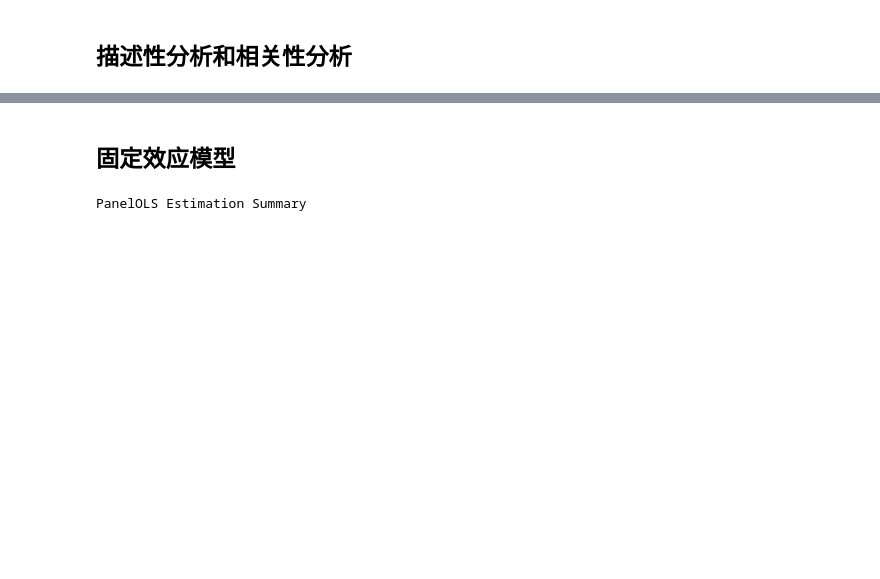
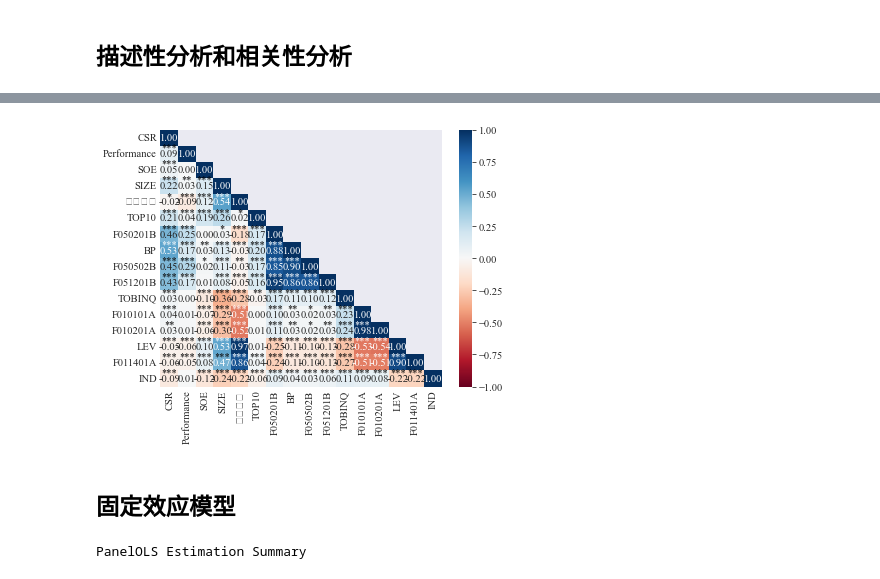
Before and after one commit to jiuwu-zzx/econometrics_homework, a Jupyter notebook: data_analysis.ipynb, the cells around one changed output, grey strips where cells are left out. Drawn from its saved outputs; the diff is of its cells as text; code cells hidden in the pictures; blank space fills up the shorter version.

```diff
--- a/data_analysis.ipynb
+++ b/data_analysis.ipynb
@@ -95,3 +120,89 @@ YEAR_2020  -0.250000  -0.250000  -0.250000   1.000000
+# %%
+# here put the import lib
+import pandas as pd
+import seaborn as sns
+import matplotlib.pyplot as plt
+import numpy as np
+from scipy.stats import pearsonr
+import matplotlib as mpl
+
+
+def cm2inch(x, y):
+    return x / 2.54, y / 2.54
+
+
+size1 = 10.5
+mpl.rcParams.update(
+    {
+        'text.usetex': False,
+        'font.family': 'stixgeneral',
+        'mathtext.fontset': 'stix',
+        "font.family": 'serif',
+        "font.size": size1,
+        "font.serif": ['Times New Roman'],
+    }
+)
+fontdict = {'weight': 'bold', 'size': size1, 'family': 'SimHei'}
+
+df_coor = df.corr()
+fig = plt.figure(figsize=(cm2inch(16, 12)))
+ax1 = plt.gca()
+
+#构造mask，去除重复数据显示
+mask = np.zeros_like(df_coor)
+mask[np.triu_indices_from(mask)] = True
+mask2 = mask
+mask = (np.flipud(mask) - 1) * (-1)
+mask = np.rot90(mask, k=-1)
+
+im1 = sns.heatmap(df_coor, annot=True, cmap="RdBu"
+                  , mask=mask  #构造mask，去除重复数据显示
+                  , vmax=1, vmin=-1
+                  , fmt='.2f', ax=ax1)
+
+ax1.tick_params(axis='both', length=0)
+
+#计算相关性显著性并显示
+rlist = []
+plist = []
+for i in df.columns.values:
+    for j in df.columns.values:
+        r, p = pearsonr(df[i], df[j])
+        rlist.append(r)
+        plist.append(p)
+
+rarr = np.asarray(rlist).reshape(len(df.columns.values), len(df.columns.values))
+parr = np.asarray(plist).reshape(len(df.columns.values), len(df.columns.values))
+xlist = ax1.get_xticks()
+ylist = ax1.get_yticks()
+
+widthx = 0
+widthy = -0.15
+
+for m in ax1.get_xticks():
+    for n in ax1.get_yticks():
+        pv = (parr[int(m), int(n)])
+        rv = (rarr[int(m), int(n)])
+        if mask2[int(m), int(n)] < 1.:
+            if abs(rv) > 0.5:
+                if pv < 0.05 and pv >= 0.01:
+                    ax1.text(n + widthx, m + widthy, '*', ha='center', color='white')
+                if pv < 0.01 and pv >= 0.001:
+                    ax1.text(n + widthx, m + widthy, '**', ha='center', color='white')
+                if pv < 0.001:
+                    # print([int(m),int(n)])
+                    ax1.text(n + widthx, m + widthy, '***', ha='center', color='white')
+            else:
+                if pv < 0.05 and pv >= 0.01:
+                    ax1.text(n + widthx, m + widthy, '*', ha='center', color='k')
+                elif pv < 0.01 and pv >= 0.001:
+                    ax1.text(n + widthx, m + widthy, '**', ha='center', color='k')
+                elif pv < 0.001:
+                    ax1.text(n + widthx, m + widthy, '***', ha='center', color='k')
+plt.savefig(r'D:\学期\大三春\计量经济学\大作业\成品\fig\r_demo.png', dpi=600)
+plt.show()
+# %% [output]
+[figure, added]
 # %% [markdown]
 ## 固定效应模型
 # %%
```
Also changed, not shown: parts of 11 cells of this notebook, 31 other files.
